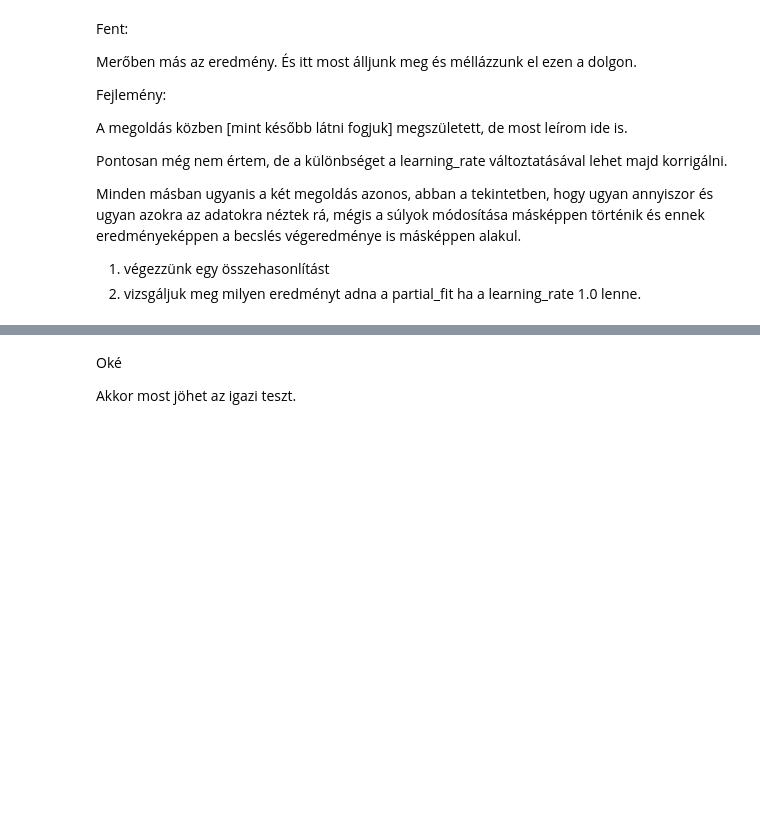
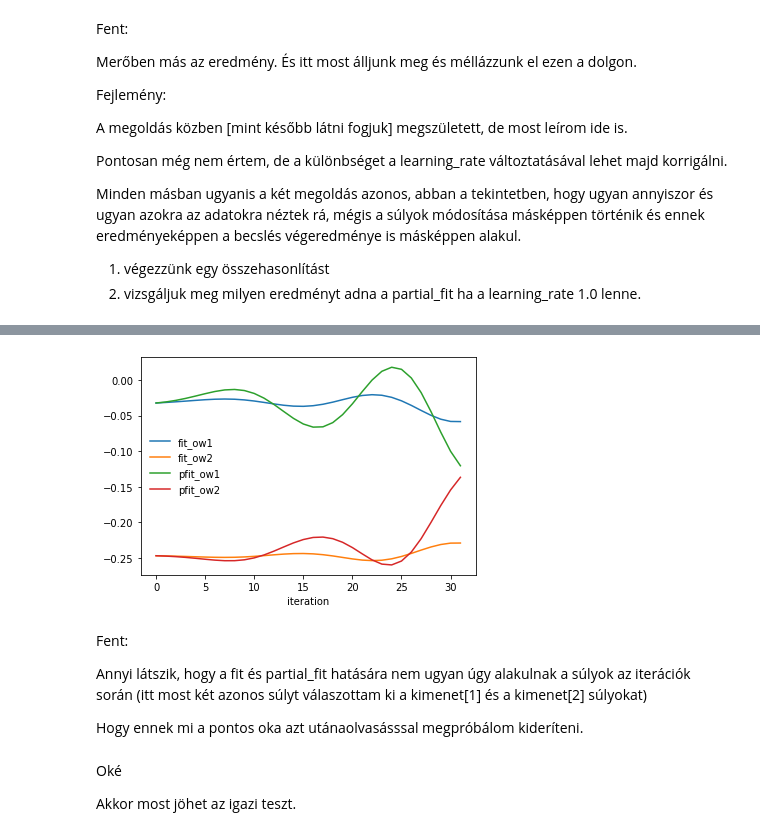
Before and after one commit to JoDeMiro/DeepLearningIntroduction, a Jupyter notebook: MLPRegressor_Study.ipynb, the cells around one changed output, grey strips where cells are left out. Cells and saved outputs as stored; diff of their text form; code cells hidden in the pictures; blank space fills up the shorter version.

```diff
--- a/MLPRegressor_Study.ipynb
+++ b/MLPRegressor_Study.ipynb
@@ -505,0 +906,18 @@ Minden másban ugyanis a két megoldás azonos, abban a tekintetben, hogy ugyan
+# %%
+plt.plot(output_weights_fit[:,1], label = 'fit_ow1')
+plt.plot(output_weights_fit[:,2], label = 'fit_ow2')
+plt.plot(output_weights_partial_fit[:,1], label = 'pfit_ow1')
+plt.plot(output_weights_partial_fit[:,2], label = 'pfit_ow2')
+
+plt.xlabel('iteration')
+plt.legend(frameon=False)
+
+plt.show()
+# %% [output]
+[figure, added]
+# %% [markdown]
+Fent:
+
+Annyi látszik, hogy a fit és partial_fit hatására nem ugyan úgy alakulnak a súlyok az iterációk során (itt most két azonos súlyt válaszottam ki a kimenet[1] és a kimenet[2] súlyokat)
+
+Hogy ennek mi a pontos oka azt utánaolvasásssal megpróbálom kideríteni.
```
Also changed, not shown: parts of 19 cells of this notebook.
